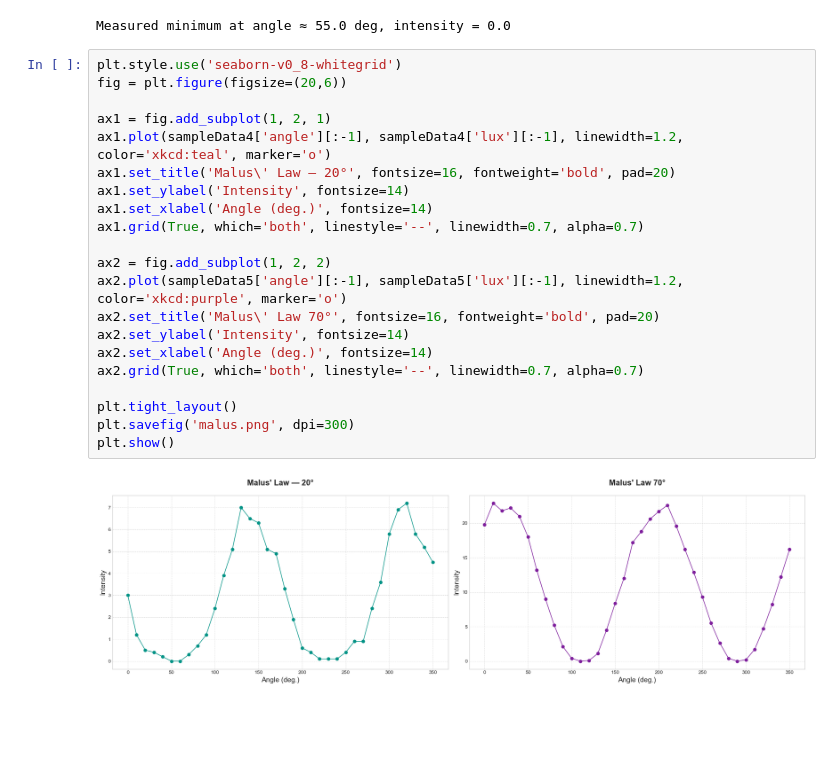
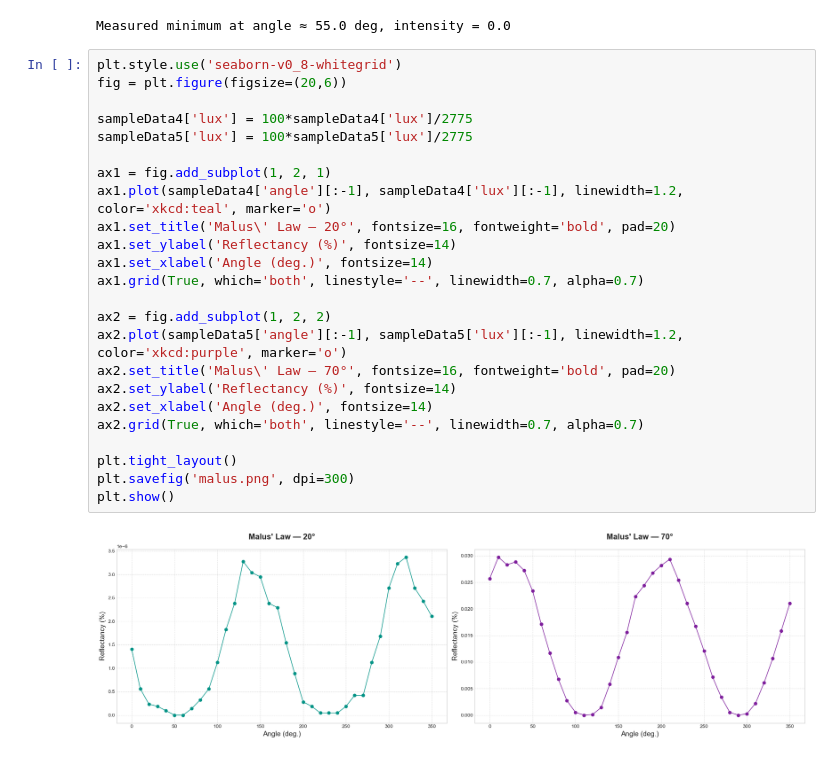
Before and after one commit to rifu-uni/optics-acoustics, a Jupyter notebook: 03_fresnel/fresnel.ipynb, the cells around one changed output. Cells and saved outputs as stored; diff of their text form; blank space fills up the shorter version.

```diff
--- a/03_fresnel/fresnel.ipynb
+++ b/03_fresnel/fresnel.ipynb
@@ -269,23 +269,26 @@ Measured minimum at angle ≈ 55.0 deg, intensity = 0.0
 # %%
 plt.style.use('seaborn-v0_8-whitegrid')
 fig = plt.figure(figsize=(20,6))
 
+sampleData4['lux'] = 100*sampleData4['lux']/2775
+sampleData5['lux'] = 100*sampleData5['lux']/2775
+
 ax1 = fig.add_subplot(1, 2, 1)
 ax1.plot(sampleData4['angle'][:-1], sampleData4['lux'][:-1], linewidth=1.2, color='xkcd:teal', marker='o')
 ax1.set_title('Malus\' Law — 20°', fontsize=16, fontweight='bold', pad=20)
-ax1.set_ylabel('Intensity', fontsize=14)
+ax1.set_ylabel('Reflectancy (%)', fontsize=14)
 ax1.set_xlabel('Angle (deg.)', fontsize=14)
 ax1.grid(True, which='both', linestyle='--', linewidth=0.7, alpha=0.7)
 
 ax2 = fig.add_subplot(1, 2, 2)
 ax2.plot(sampleData5['angle'][:-1], sampleData5['lux'][:-1], linewidth=1.2, color='xkcd:purple', marker='o')
-ax2.set_title('Malus\' Law 70°', fontsize=16, fontweight='bold', pad=20)
-ax2.set_ylabel('Intensity', fontsize=14)
+ax2.set_title('Malus\' Law — 70°', fontsize=16, fontweight='bold', pad=20)
+ax2.set_ylabel('Reflectancy (%)', fontsize=14)
 ax2.set_xlabel('Angle (deg.)', fontsize=14)
 ax2.grid(True, which='both', linestyle='--', linewidth=0.7, alpha=0.7)
 
 plt.tight_layout()
 plt.savefig('malus.png', dpi=300)
 plt.show()
 # %% [output]
-[figure, old version]
+[figure, new version]
```
Also changed, not shown: 3 other files.
